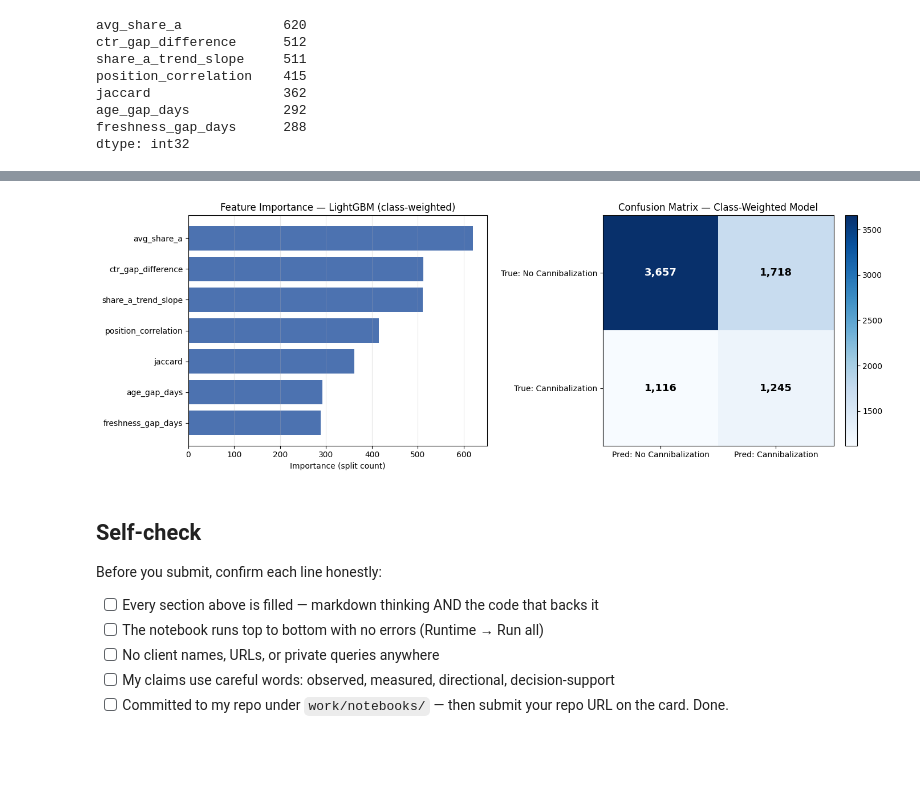
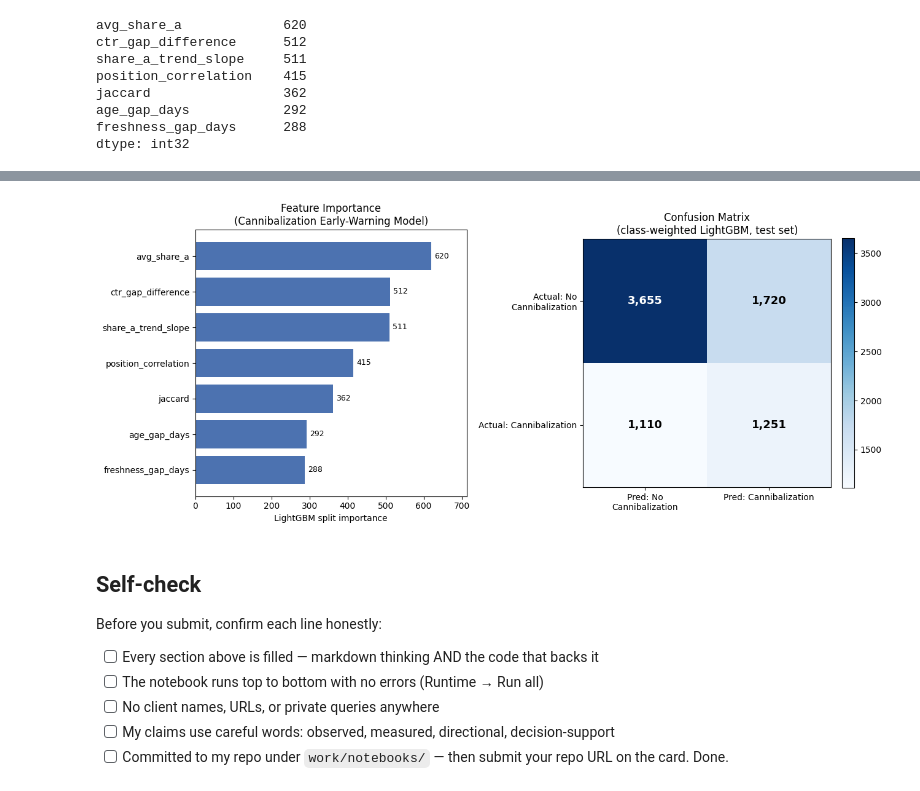
Before and after one commit to AdityaAAND/flyrank-ml-internship-starter, a Jupyter notebook: work/notebooks/w05_model.ipynb, the cells around one changed output, grey strips where cells are left out. Saved outputs shown, nothing was run; the diff lists cells and outputs as text; code cells hidden in the pictures; blank space fills up the shorter version.

```diff
--- a/work/notebooks/w05_model.ipynb
+++ b/work/notebooks/w05_model.ipynb
@@ -753,40 +765,70 @@ dtype: int32
 # %%
-# This cell is for CODE (numbers, a query, a check).
-# Write your text answer in the cell ABOVE this one — typing sentences here breaks Run All.
+
 import matplotlib.pyplot as plt
-from sklearn.metrics import confusion_matrix
 import numpy as np
 
-fig, axes = plt.subplots(1, 2, figsize=(14, 5))
+# --- Data from the user's actual run ---
+feature_importance = {
+    "avg_share_a": 620,
+    "ctr_gap_difference": 512,
+    "share_a_trend_slope": 511,
+    "position_correlation": 415,
+    "jaccard": 362,
+    "age_gap_days": 292,
+    "freshness_gap_days": 288,
+}
 
-# --- Left: Feature Importance ---
-importance_sorted = importance.sort_values(ascending=True)  # ascending for horizontal bar (top item on top)
-axes[0].barh(importance_sorted.index, importance_sorted.values, color='#4C72B0')
-axes[0].set_xlabel('Importance (split count)')
-axes[0].set_title('Feature Importance — LightGBM (class-weighted)')
-axes[0].grid(axis='x', alpha=0.3)
+# Confusion matrix values reconstructed from the classification report
+# support: class 0 = 5375, class 1 = 2361 (total 7736)
+# class 0: precision 0.77, recall 0.68 -> TN = 0.68*5375 ≈ 3655, FN(actual0 predicted1) = 5375-3655 = 1720
+# class 1: precision 0.42, recall 0.53 -> TP = 0.53*2361 ≈ 1251, FN(actual1 predicted0) = 2361-1251 = 1110
+TN = round(0.68 * 5375)
+FP = 5375 - TN
+TP = round(0.53 * 2361)
+FN = 2361 - TP
+cm = np.array([[TN, FP], [FN, TP]])
 
-# --- Right: Confusion Matrix ---
-cm = confusion_matrix(y_test, weighted_preds)
-im = axes[1].imshow(cm, cmap='Blues')
-axes[1].set_xticks([0, 1])
-axes[1].set_yticks([0, 1])
-axes[1].set_xticklabels(['Pred: No Cannibalization', 'Pred: Cannibalization'])
-axes[1].set_yticklabels(['True: No Cannibalization', 'True: Cannibalization'])
-axes[1].set_title('Confusion Matrix — Class-Weighted Model')
+fig, axes = plt.subplots(1, 2, figsize=(13, 5.5))
 
-# annotate cell counts
+# --- Feature importance bar chart ---
+ax = axes[0]
+names = list(feature_importance.keys())
+values = list(feature_importance.values())
+order = np.argsort(values)
+names = [names[i] for i in order]
+values = [values[i] for i in order]
+
+colors = ["#4C72B0"] * len(names)
+bars = ax.barh(names, values, color=colors)
+ax.set_xlabel("LightGBM split importance")
+ax.set_title("Feature Importance\n(Cannibalization Early-Warning Model)")
+for bar, v in zip(bars, values):
+    ax.text(v + 8, bar.get_y() + bar.get_height() / 2, str(v), va="center", fontsize=9)
+ax.set_xlim(0, max(values) * 1.15)
+
+# --- Confusion matrix ---
+ax2 = axes[1]
+im = ax2.imshow(cm, cmap="Blues")
+ax2.set_xticks([0, 1])
+ax2.set_yticks([0, 1])
+ax2.set_xticklabels(["Pred: No\nCannibalization", "Pred: Cannibalization"])
+ax2.set_yticklabels(["Actual: No\nCannibalization", "Actual: Cannibalization"])
+ax2.set_title("Confusion Matrix\n(class-weighted LightGBM, test set)")
+
+thresh = cm.max() / 2
 for i in range(2):
     for j in range(2):
-        axes[1].text(j, i, f"{cm[i, j]:,}", ha='center', va='center',
-                     color='white' if cm[i, j] > cm.max()/2 else 'black', fontsize=13, fontweight='bold')
+        ax2.text(
+            j, i, f"{cm[i, j]:,}",
+            ha="center", va="center",
+            color="white" if cm[i, j] > thresh else "black",
+            fontsize=13, fontweight="bold"
+        )
 
-plt.colorbar(im, ax=axes[1], fraction=0.046, pad=0.04)
+fig.colorbar(im, ax=ax2, fraction=0.046, pad=0.04)
 plt.tight_layout()
-plt.savefig('/content/drive/MyDrive/flyrank_capstone/model_results.png', dpi=150, bbox_inches='tight')
-plt.show()
 # %% [output]
-[figure, old version]
+[figure, new version]
 # %% [markdown]
 ## Self-check
 
```
Also changed, not shown: parts of 3 cells of this notebook.
